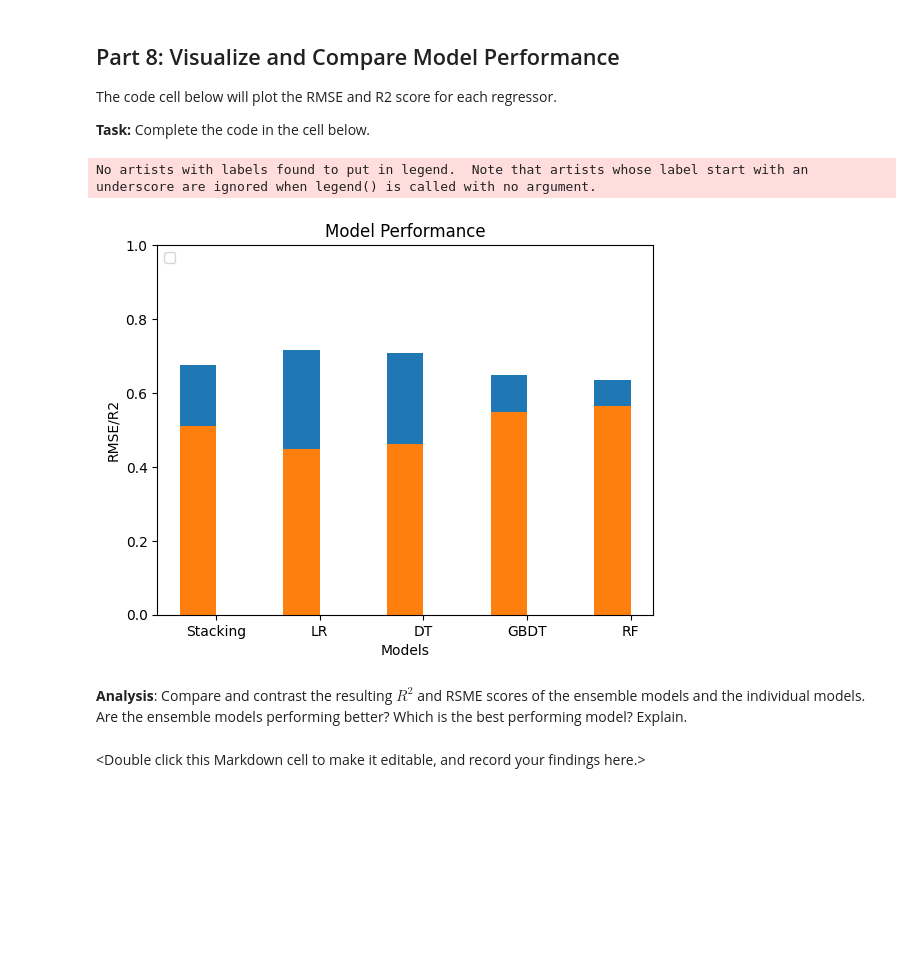
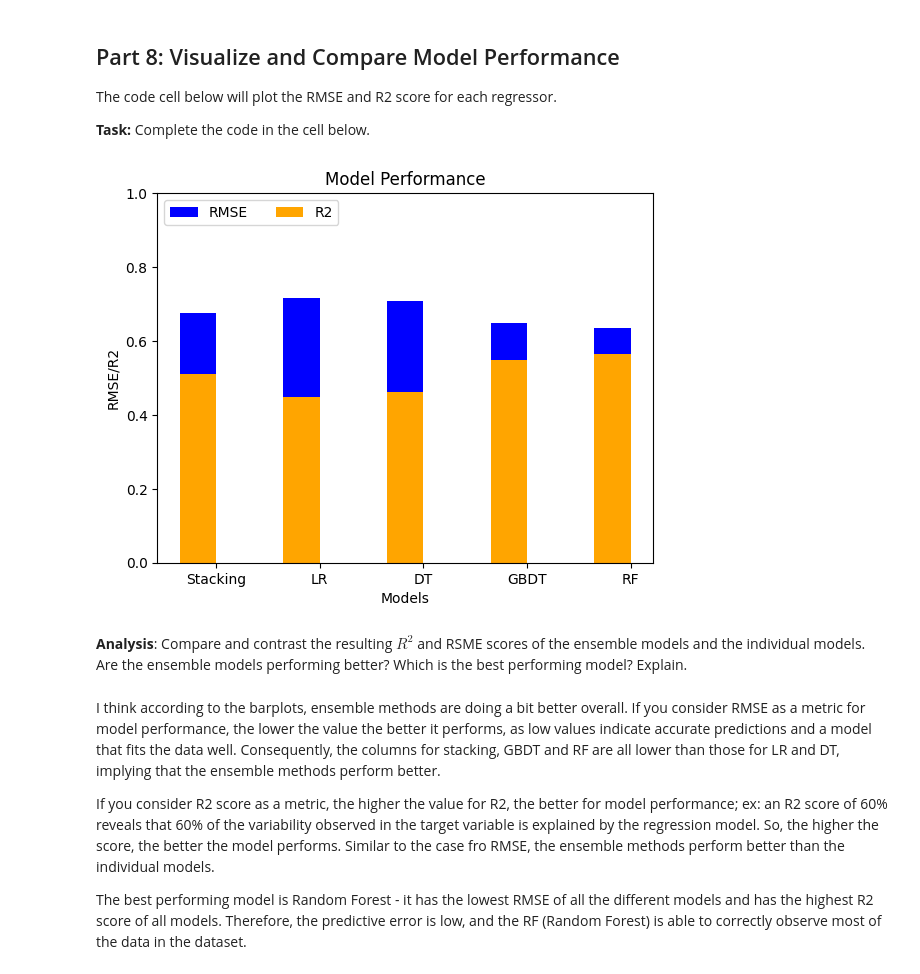
Before and after one commit to aryamantepal/bttaimit, a Jupyter notebook: Unit 6/ComparingRegressionModels.ipynb, the cells around one changed output. Saved outputs shown, nothing was run; the diff lists cells and outputs as text; code cells hidden in the pictures; blank space fills up the shorter version.

```diff
--- a/Unit 6/ComparingRegressionModels.ipynb
+++ b/Unit 6/ComparingRegressionModels.ipynb
@@ -404,35 +404,38 @@ The code cell below will plot the RMSE and R2 score for each regressor.
 # %%
 RMSE_Results = [stack_rmse, lr_rmse, dt_rmse, gbdt_rmse, rf_rmse]
 R2_Results = [stack_r2, lr_r2, dt_r2, gbdt_r2, rf_r2]
 
 rg= np.arange(5)
 width = 0.35
 
 # 1. Create bar plot with RMSE results
 # YOUR CODE HERE
-plt.bar(rg, RMSE_Results, width)
+plt.bar(rg, RMSE_Results, width,label = 'RMSE', color = 'blue')
 
 
 # 2. Create bar plot with R2 results
 # YOUR CODE HERE
-plt.bar(rg, R2_Results, width)
+plt.bar(rg, R2_Results, width,label = 'R2', color = 'orange')
 
 
 labels = ['Stacking','LR', 'DT', 'GBDT', 'RF']
 plt.xticks(rg + width/2, labels)
 
 plt.xlabel("Models")
 plt.ylabel("RMSE/R2")
 
 
 plt.ylim([0,1])
 plt.title('Model Performance')
 plt.legend(loc='upper left', ncol=2)
 plt.show()
 # %% [output]
-No artists with labels found to put in legend.  Note that artists whose label start with an underscore are ignored when legend() is called with no argument.
-[figure, old version]
+[figure, new version]
 # %% [markdown]
 <b>Analysis</b>: Compare and contrast the resulting $R^2$ and RSME scores of the ensemble models and the individual models. Are the ensemble models performing better? Which is the best performing model? Explain.
-# %% [markdown]
-<Double click this Markdown cell to make it editable, and record your findings here.>
+# %% [markdown]
+I think according to the barplots, ensemble methods are doing a bit better overall. If you consider RMSE as a metric for model performance, the lower the value the better it performs, as low values indicate accurate predictions and a model that fits the data well. Consequently, the columns for stacking, GBDT and RF are all lower than those for LR and DT, implying that the ensemble methods perform better.
+
+If you consider R2 score as a metric, the higher the value for R2, the better for model performance; ex: an R2 score of 60% reveals that 60% of the variability observed in the target variable is explained by the regression model. So, the higher the score, the better the model performs. Similar to the case fro RMSE, the ensemble methods perform better than the individual models.
+
+The best performing model is Random Forest - it has the lowest RMSE of all the different models and has the highest R2 score of all models. Therefore, the predictive error is low, and the RF (Random Forest) is able to correctly observe most of the data in the dataset.
```
